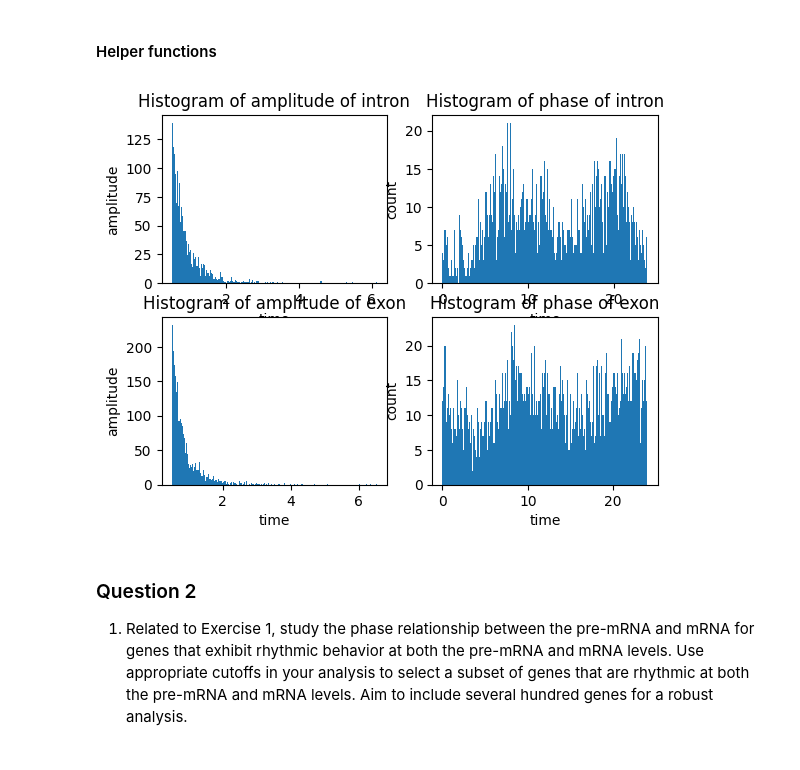
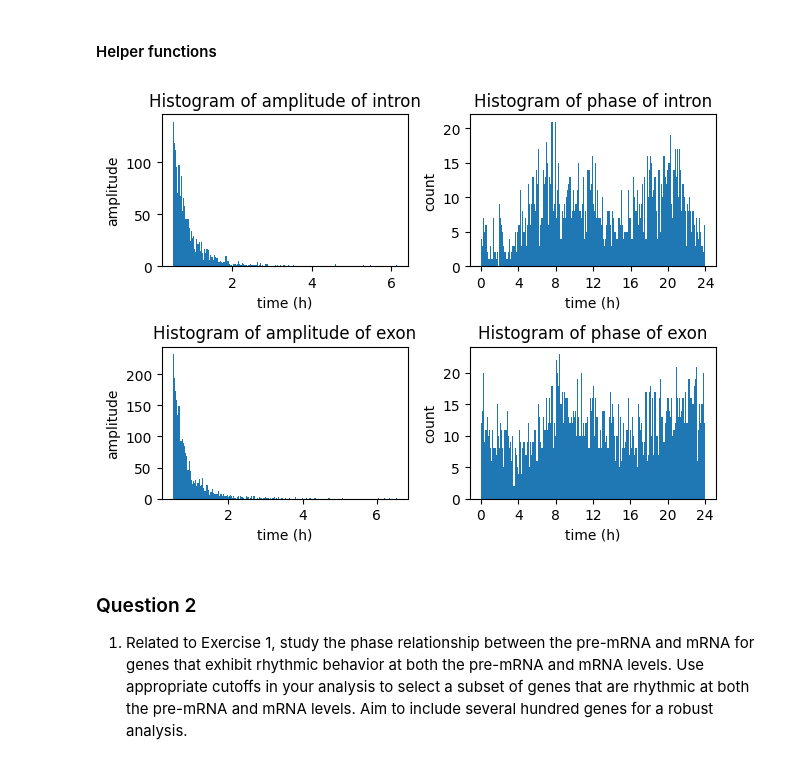
Before and after one commit to morri4shao/Genome-to-Function-class-project3, a Jupyter notebook: Exercise_Week11_12_B_final_FN.ipynb, the cells around one changed output. Cells and saved outputs as stored; diff of their text form; code cells hidden in the pictures.

Commit message:
plotted some graphs for Exercise2

```diff
--- a/Exercise_Week11_12_B_final_FN.ipynb
+++ b/Exercise_Week11_12_B_final_FN.ipynb
@@ -580,39 +580,43 @@ ph_intron = results_intron['phase'][ii]
 amp_exon = results_exon['amp'][ie]
 ph_exon = results_exon['phase'][ie]
 
 #make a subplot with 4 histograms, one for amp_intron and one for ph_intron, one for amp_exon and one for ph_exon
 #plot 1:
 plt.subplot(2, 2, 1)
 
 plt.hist(amp_intron, bins=200)
 plt.title('Histogram of amplitude of intron')
-plt.xlabel('time')
+plt.xlabel('time (h)')
 plt.ylabel('amplitude')
+
 #plot 2:
 plt.subplot(2, 2, 2)
-
 plt.hist(ph_intron, bins=200)
 plt.title('Histogram of phase of intron')
-plt.xlabel('time')
+plt.xlabel('time (h)')
 plt.ylabel('count')
+plt.xticks(np.arange(0, 28, 4))
 #plot 3:
 plt.subplot(2, 2, 3)
 
 plt.hist(amp_exon, bins=200)
 plt.title('Histogram of amplitude of exon')
-plt.xlabel('time')
+plt.xlabel('time (h)')
 plt.ylabel('amplitude')
 #plot 4:
 plt.subplot(2, 2, 4)
 
 plt.hist(ph_exon, bins=200)
 plt.title('Histogram of phase of exon')
-plt.xlabel('time')
+plt.xlabel('time (h)')
 plt.ylabel('count')
+plt.xticks(np.arange(0, 28, 4))
 
+#seperate the subplots wider
+plt.tight_layout()
 plt.show()
 # %% [output]
-[figure, old version]
+[figure, new version]
 # %% [markdown]
 ### Question 2
 1. Related to Exercise 1, study the phase relationship between the pre-mRNA and mRNA for genes that exhibit rhythmic behavior at both the pre-mRNA and mRNA levels. Use appropriate cutoffs in your analysis to select a subset of genes that are rhythmic at both the pre-mRNA and mRNA levels. Aim to include several hundred genes for a robust analysis.
```
